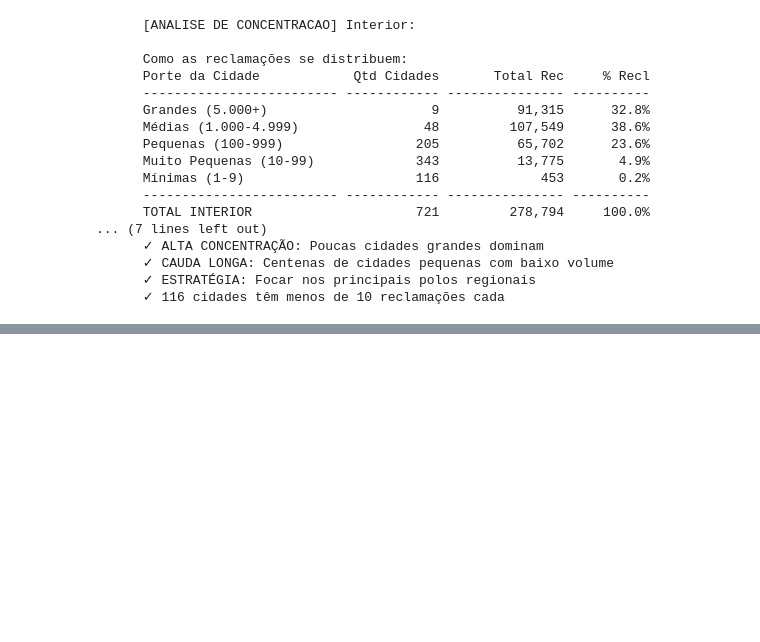
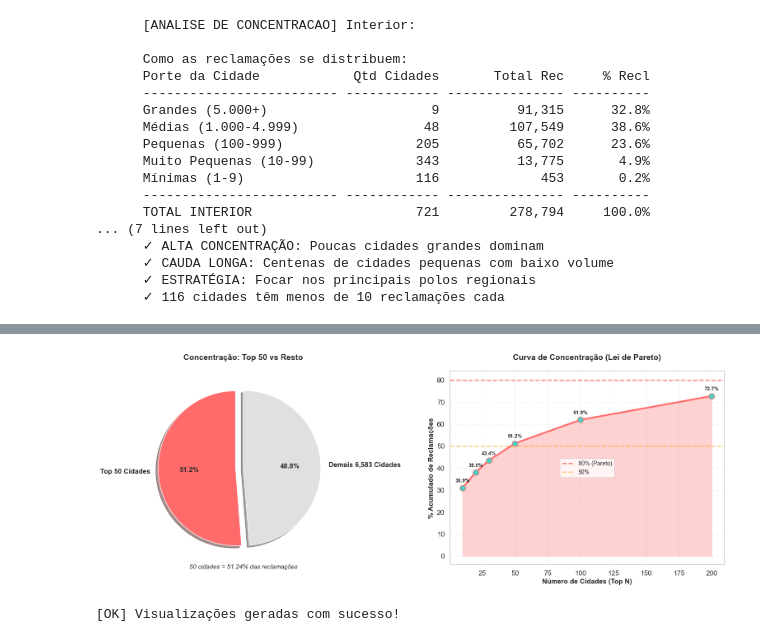
Before and after one commit to afloradda/projeto_mediacao_bancaria, a Jupyter notebook: analises/silver/notebooks_silver/01_perfil_consumidor.ipynb, the cells around one changed output, grey strips where cells are left out. Saved outputs shown, nothing was run; the diff lists cells and outputs as text; code cells hidden in the pictures; blank space fills up the shorter version.

```diff
--- a/analises/silver/notebooks_silver/01_perfil_consumidor.ipynb
+++ b/analises/silver/notebooks_silver/01_perfil_consumidor.ipynb
@@ -6520,0 +8232,19 @@ if capital_encontrada:
+# %%
+print("\nPERGUNTA 45: Concentração nas Top 50 cidades do setor?")
+print("-" * 80)
+
+if 'total_cidades' not in locals():
+    total_cidades = df['Cidade'].nunique()
+    print(f"[INFO] Total de cidades calculado: {total_cidades:,}")
+
+top50_cidades = df['Cidade'].value_counts().head(50)
+top50_total = top50_cidades.sum()
+top50_pct = round((top50_total / len(df) * 100), 2)
+
+resto_cidades = total_cidades - 50
+resto_total = len(df) - top50_total
+resto_pct = round((resto_total / len(df) * 100), 2)
+
+print(f"[OK] Análise Top 50 realizada:")
+print(f"   • Top 50 cidades: {top50_total:,} reclamações ({top50_pct}%)")
+print(f"   • Demais {resto_cidades:,} cidades: {resto_total:,} reclamações ({resto_pct}%)")
@@ -6520,0 +8643,59 @@ if capital_encontrada:
+# %%
+import matplotlib.pyplot as plt
+
+fig, (ax1, ax2) = plt.subplots(1, 2, figsize=(16, 6))
+
+# Gráfico 1: Pizza Top 50 vs Resto
+labels_pizza = ['Top 50 Cidades', f'Demais {resto_cidades:,} Cidades']
+sizes_pizza = [top50_total, resto_total]
+colors_pizza = ['#FF6B6B', '#E0E0E0']
+explode_pizza = (0.1, 0)
+
+ax1.pie(sizes_pizza, explode=explode_pizza, labels=labels_pizza, colors=colors_pizza,
+        autopct='%1.1f%%', shadow=True, startangle=90,
+        textprops={'fontsize': 12, 'fontweight': 'bold'})
+ax1.set_title('Concentração: Top 50 vs Resto', fontsize=14, fontweight='bold', pad=20)
+
+# Adicionar texto explicativo
+ax1.text(0, -1.3, f'50 cidades = {top50_pct}% das reclamações',
+         ha='center', fontsize=11, style='italic')
+
+# Gráfico 2: Curva de Pareto
+grupos_pareto = [10, 20, 30, 50, 100, 200]
+valores_pareto = []
+
+for n in grupos_pareto:
+    if n <= len(contagem_todas):
+        valor = round((contagem_todas.head(n).sum() / len(df) * 100), 1)
+        valores_pareto.append(valor)
+    else:
+        valores_pareto.append(None)
+
+# Remover None
+grupos_validos = [g for g, v in zip(grupos_pareto, valores_pareto) if v is not None]
+valores_validos = [v for v in valores_pareto if v is not None]
+
+ax2.plot(grupos_validos, valores_validos, marker='o', linewidth=3,
+         markersize=10, color='#FF6B6B', markerfacecolor='#4ECDC4')
+ax2.axhline(y=80, color='red', linestyle='--', linewidth=2, alpha=0.5, label='80% (Pareto)')
+ax2.axhline(y=50, color='orange', linestyle='--', linewidth=2, alpha=0.5, label='50%')
+ax2.fill_between(grupos_validos, valores_validos, alpha=0.3, color='#FF6B6B')
+
+ax2.set_xlabel('Número de Cidades (Top N)', fontsize=12, fontweight='bold')
+ax2.set_ylabel('% Acumulado de Reclamações', fontsize=12, fontweight='bold')
+ax2.set_title('Curva de Concentração (Lei de Pareto)', fontsize=14, fontweight='bold', pad=20)
+ax2.grid(True, alpha=0.3, linestyle='--')
+ax2.legend(fontsize=10)
+
+# Adicionar anotações
+for x, y in zip(grupos_validos, valores_validos):
+    ax2.annotate(f'{y}%', xy=(x, y), xytext=(0, 10),
+                textcoords='offset points', ha='center', fontsize=9, fontweight='bold')
+
+plt.tight_layout()
+plt.show()
+
+print("\n[OK] Visualizações geradas com sucesso!")
+# %% [output]
+[figure, added]
+[OK] Visualizações geradas com sucesso!
```
Also changed, not shown: parts of 248 cells of this notebook.
